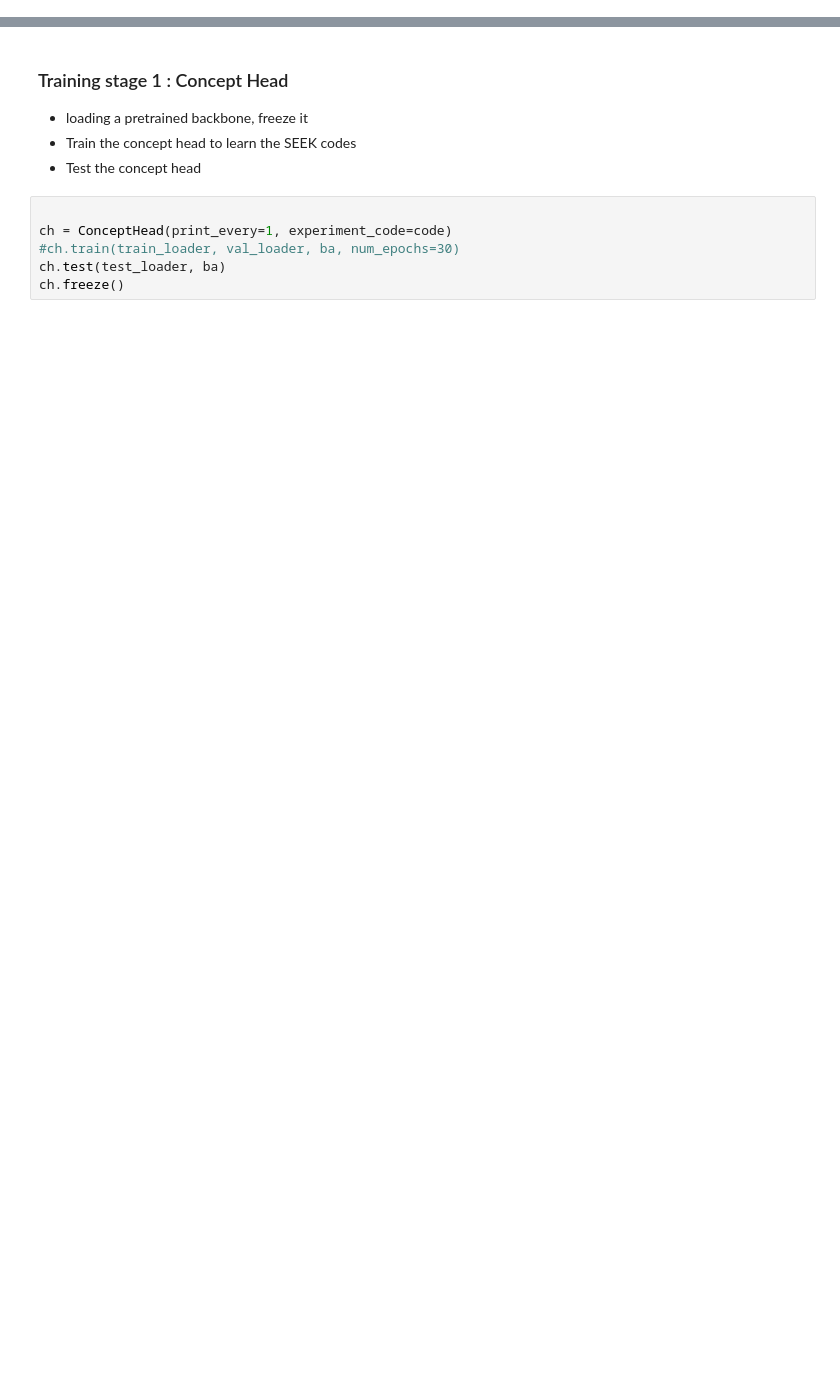
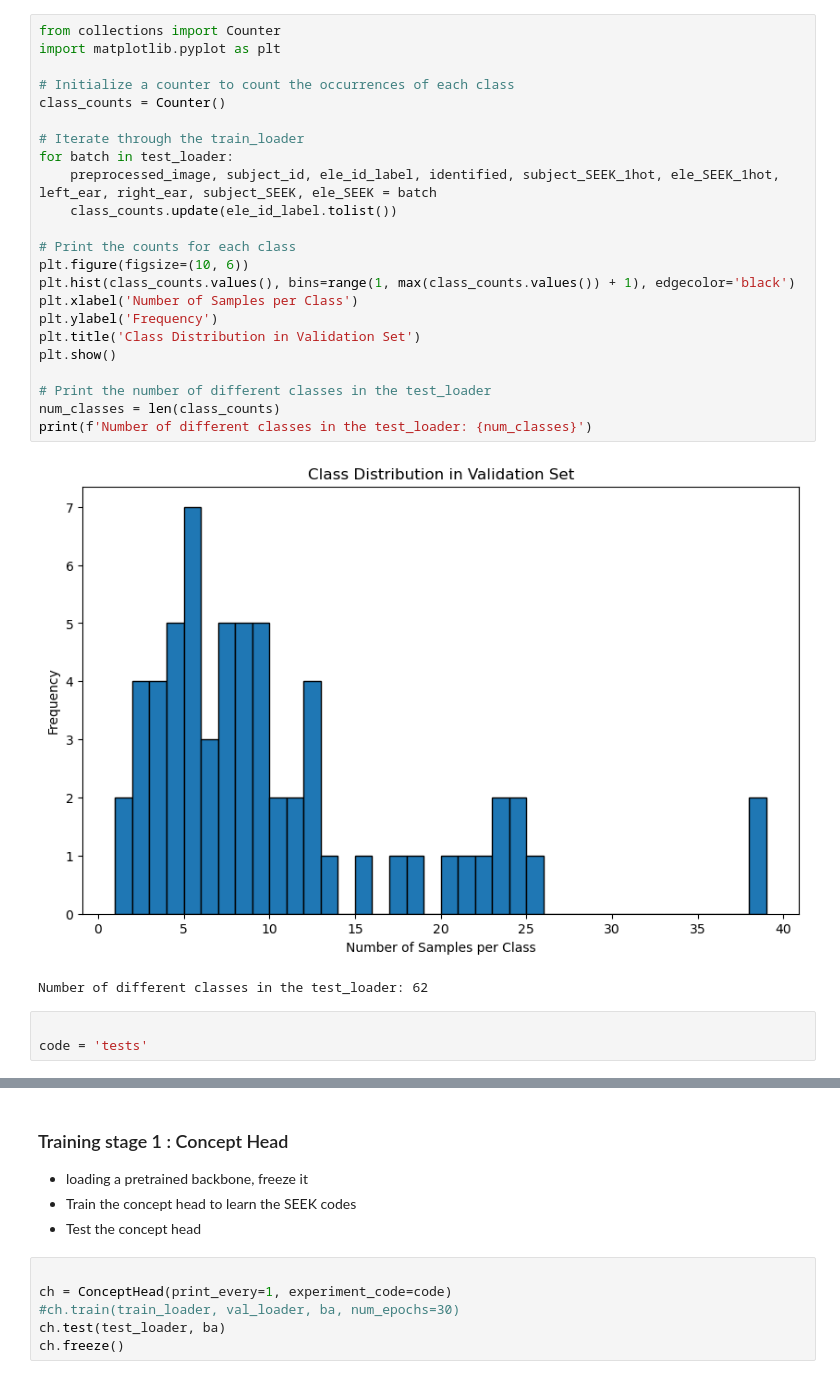
Before and after one commit to AntoineSalaun/Interpretable-and-Editable-Elephant-ReID, a Jupyter notebook: methods/Retrival_tests.ipynb, the cells around one changed output, grey strips where cells are left out. Drawn from its saved outputs; the diff is of its cells as text; blank space fills up the shorter version.

```diff
--- a/methods/Retrival_tests.ipynb
+++ b/methods/Retrival_tests.ipynb
@@ -59,0 +68,29 @@ Number of (different) elephants in query set: tensor(216)
+# %%
+from collections import Counter
+import matplotlib.pyplot as plt
+
+# Initialize a counter to count the occurrences of each class
+class_counts = Counter()
+
+# Iterate through the train_loader
+for batch in test_loader:
+    preprocessed_image, subject_id, ele_id_label, identified, subject_SEEK_1hot, ele_SEEK_1hot, left_ear, right_ear, subject_SEEK, ele_SEEK = batch
+    class_counts.update(ele_id_label.tolist())
+
+# Print the counts for each class
+plt.figure(figsize=(10, 6))
+plt.hist(class_counts.values(), bins=range(1, max(class_counts.values()) + 1), edgecolor='black')
+plt.xlabel('Number of Samples per Class')
+plt.ylabel('Frequency')
+plt.title('Class Distribution in Validation Set')
+plt.show()
+
+# Print the number of different classes in the test_loader
+num_classes = len(class_counts)
+print(f'Number of different classes in the test_loader: {num_classes}')
+# %% [output]
+[figure, added]
+Number of different classes in the test_loader: 62
+# %%
+
+code = 'tests'
```
Also changed, not shown: parts of 13 cells of this notebook, 4 other files.
